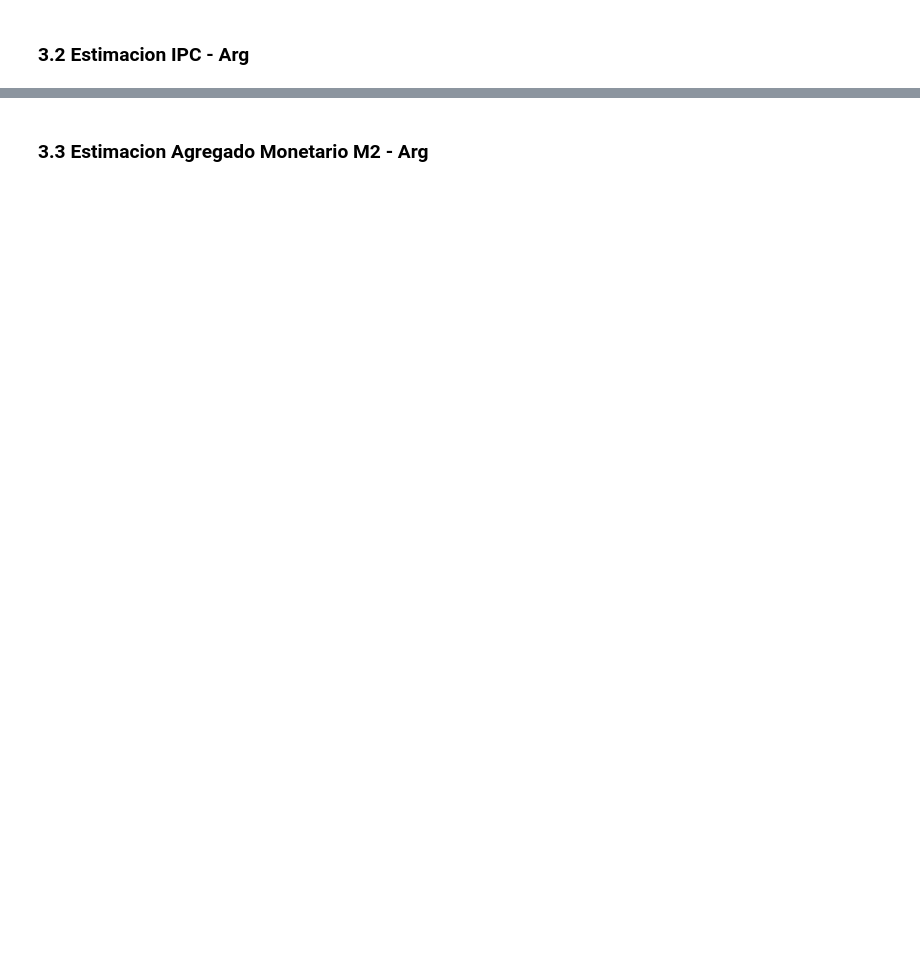
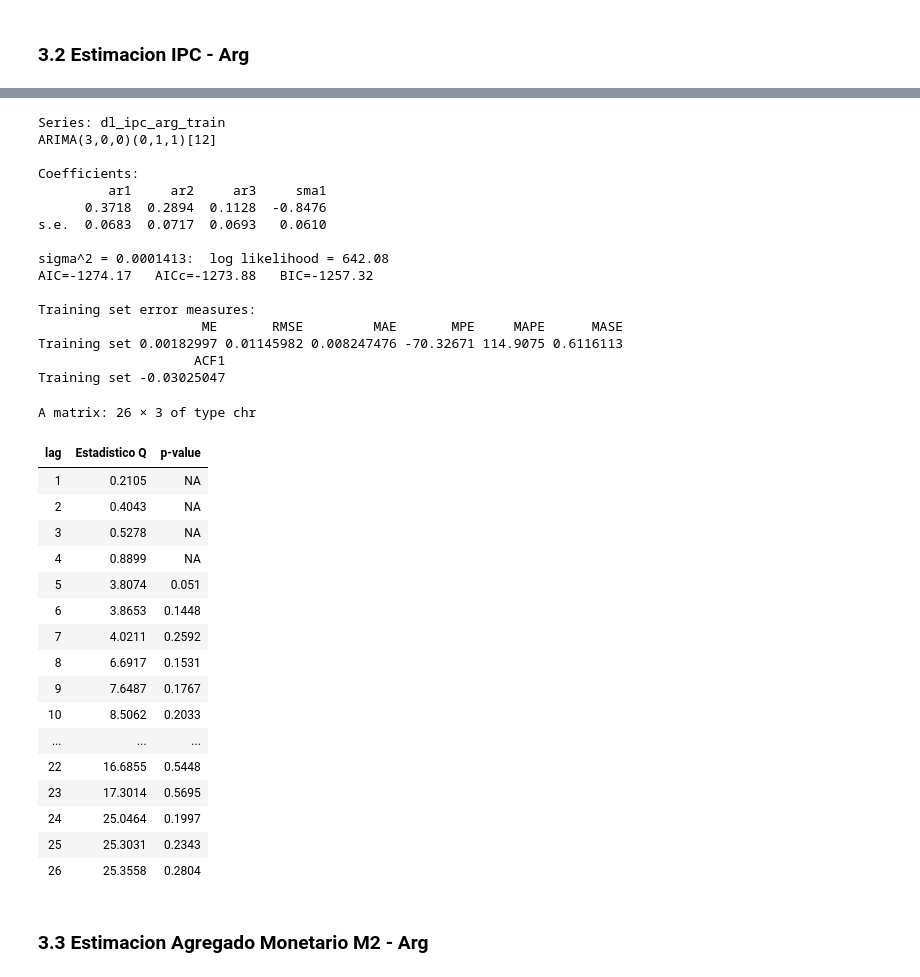
Before and after one commit to Juanpintoselso33/TP1-Series, a Jupyter notebook: notebook.ipynb, the cells around one changed output, grey strips where cells are left out. Drawn from its saved outputs; the diff is of its cells as text; code cells hidden in the pictures; blank space fills up the shorter version.

Commit message:
corrected imasec arima

```diff
--- a/notebook.ipynb
+++ b/notebook.ipynb
@@ -286,2 +204,58 @@ A matrix: 26 × 3 of type chr
+# %%
+# Volviendo al modelo básico pero con mayor complejidad AR
+p_ipc <- 3
+d_ipc <- 0
+q_ipc <- 0
+P_ipc <- 0
+D_ipc <- 1
+Q_ipc <- 1
+
+model_ipc_arg <- Arima(
+  dl_ipc_arg_train,
+  order = c(p_ipc, d_ipc, q_ipc),
+  seasonal = list(order = c(P_ipc, D_ipc, Q_ipc), period = 12),
+  method = "ML"
+)
+
+summary(model_ipc_arg)
+corr_res(model_ipc_arg,
+  lags = 26,
+  p_q = p_ipc + q_ipc + P_ipc + Q_ipc
+)
+# %% [output]
+Series: dl_ipc_arg_train
+ARIMA(3,0,0)(0,1,1)[12]
+
+Coefficients:
+         ar1     ar2     ar3     sma1
+      0.3718  0.2894  0.1128  -0.8476
+s.e.  0.0683  0.0717  0.0693   0.0610
+
+sigma^2 = 0.0001413:  log likelihood = 642.08
+AIC=-1274.17   AICc=-1273.88   BIC=-1257.32
+
+Training set error measures:
+                     ME       RMSE         MAE       MPE     MAPE      MASE
+Training set 0.00182997 0.01145982 0.008247476 -70.32671 114.9075 0.6116113
+                    ACF1
+Training set -0.03025047
+A matrix: 26 × 3 of type chr
+| lag | Estadistico Q | p-value |
+| 1 | 0.2105 | NA |
+| 2 | 0.4043 | NA |
+| 3 | 0.5278 | NA |
+| 4 | 0.8899 | NA |
+| 5 | 3.8074 | 0.051 |
+| 6 | 3.8653 | 0.1448 |
+| 7 | 4.0211 | 0.2592 |
+| 8 | 6.6917 | 0.1531 |
+| 9 | 7.6487 | 0.1767 |
+| 10 | 8.5062 | 0.2033 |
+| ... | ... | ... |
+| 22 | 16.6855 | 0.5448 |
+| 23 | 17.3014 | 0.5695 |
+| 24 | 25.0464 | 0.1997 |
+| 25 | 25.3031 | 0.2343 |
+| 26 | 25.3558 | 0.2804 |
 # %% [markdown]
 ### 3.3 Estimacion Agregado Monetario M2 - Arg
```
Also changed, not shown: parts of 28 cells of this notebook.
